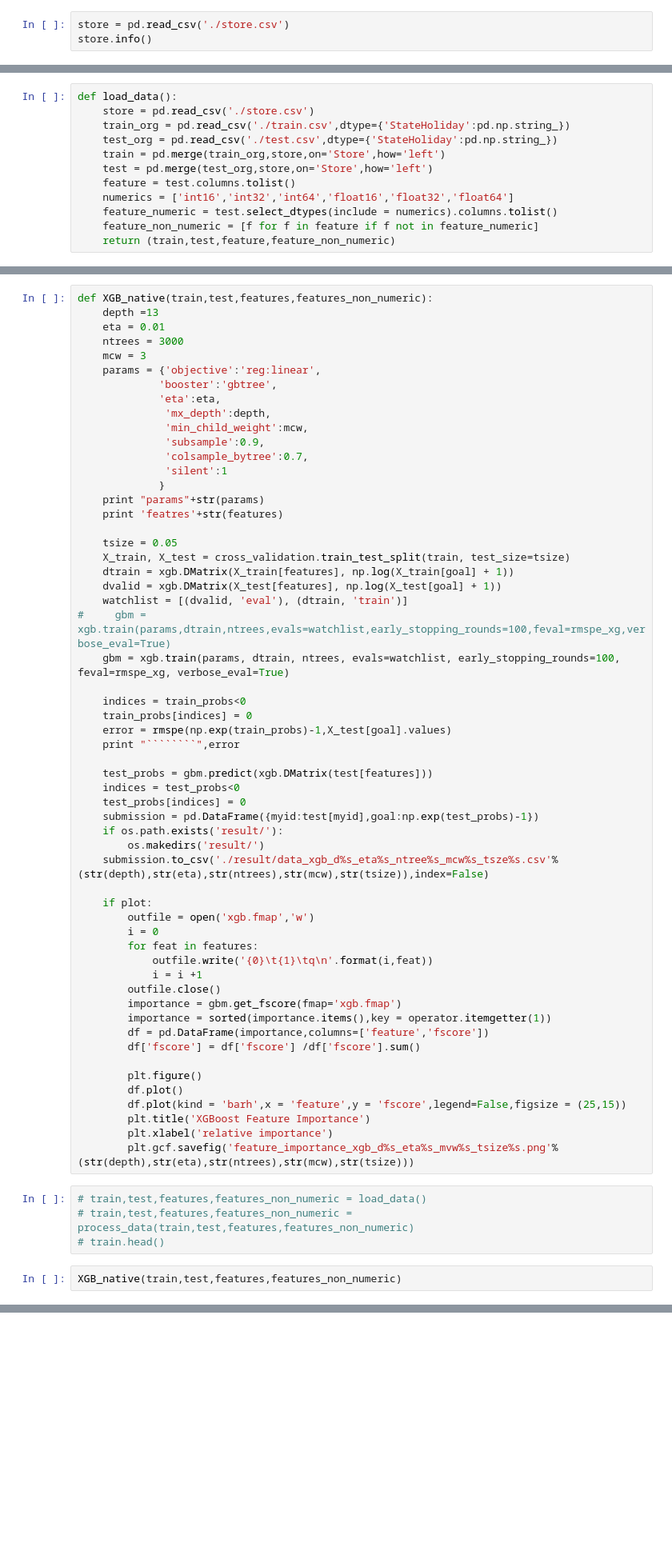
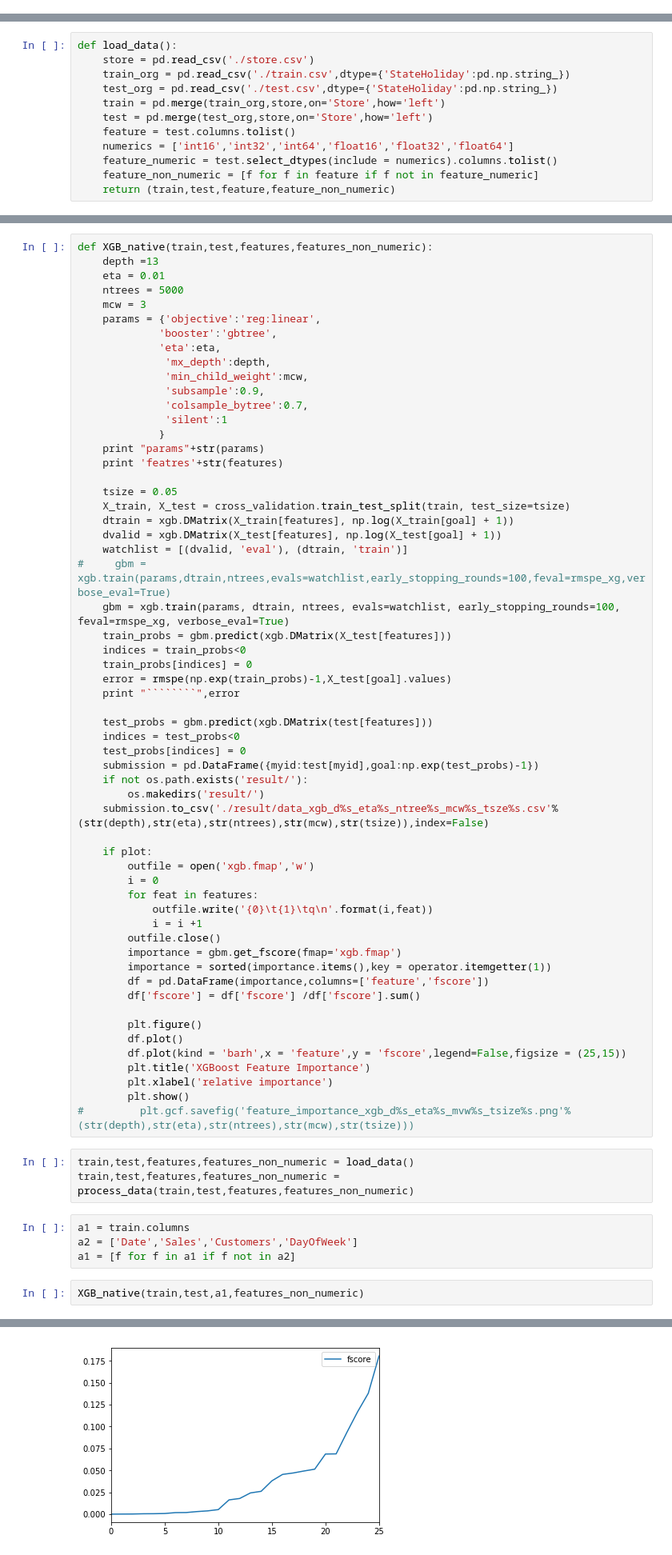
Before and after one commit to Sampson91/Rossmann-Store-Sales, a Jupyter notebook: Untitled3.ipynb, the cells around one changed output, grey strips where cells are left out. Shown at 80% size. Drawn from its saved outputs; the diff is of its cells as text; blank space fills up the shorter version.

```diff
--- a/Untitled3.ipynb
+++ b/Untitled3.ipynb
@@ -35,6 +35,3 @@ def rmspe_xg(yhat,y):
     w = ToWeight(y)
     rmspe = np.sqrt(np.mean(w*(y - yhat)**2))
     return 'rmspe',rmspe
-# %%
-store = pd.read_csv('./store.csv')
-store.info()
@@ -213,7 +124,7 @@ Name: CompetitionOpenSinceYear, dtype: float64
 def XGB_native(train,test,features,features_non_numeric):
     depth =13
     eta = 0.01
-    ntrees = 3000
+    ntrees = 5000
     mcw = 3
     params = {'objective':'reg:linear',
              'booster':'gbtree',
@@ -234,7 +145,7 @@ def XGB_native(train,test,features,features_non_numeric):
     watchlist = [(dvalid, 'eval'), (dtrain, 'train')]
 #     gbm = xgb.train(params,dtrain,ntrees,evals=watchlist,early_stopping_rounds=100,feval=rmspe_xg,verbose_eval=True)
     gbm = xgb.train(params, dtrain, ntrees, evals=watchlist, early_stopping_rounds=100, feval=rmspe_xg, verbose_eval=True)
-
+    train_probs = gbm.predict(xgb.DMatrix(X_test[features]))
     indices = train_probs<0
     train_probs[indices] = 0
     error = rmspe(np.exp(train_probs)-1,X_test[goal].values)
@@ -244,7 +155,7 @@ def XGB_native(train,test,features,features_non_numeric):
     indices = test_probs<0
     test_probs[indices] = 0
     submission = pd.DataFrame({myid:test[myid],goal:np.exp(test_probs)-1})
-    if os.path.exists('result/'):
+    if not os.path.exists('result/'):
         os.makedirs('result/')
     submission.to_csv('./result/data_xgb_d%s_eta%s_ntree%s_mcw%s_tsze%s.csv'%(str(depth),str(eta),str(ntrees),str(mcw),str(tsize)),index=False)
 
@@ -265,12 +176,16 @@ def XGB_native(train,test,features,features_non_numeric):
         df.plot(kind = 'barh',x = 'feature',y = 'fscore',legend=False,figsize = (25,15))
         plt.title('XGBoost Feature Importance')
         plt.xlabel('relative importance')
-        plt.gcf.savefig('feature_importance_xgb_d%s_eta%s_mvw%s_tsize%s.png'%(str(depth),str(eta),str(ntrees),str(mcw),str(tsize)))
+        plt.show()
+#         plt.gcf.savefig('feature_importance_xgb_d%s_eta%s_mvw%s_tsize%s.png'%(str(depth),str(eta),str(ntrees),str(mcw),str(tsize)))
 # %%
-# train,test,features,features_non_numeric = load_data()
-# train,test,features,features_non_numeric = process_data(train,test,features,features_non_numeric)
-# train.head()
+train,test,features,features_non_numeric = load_data()
+train,test,features,features_non_numeric = process_data(train,test,features,features_non_numeric)
+# %%
+a1 = train.columns
+a2 = ['Date','Sales','Customers','DayOfWeek']
+a1 = [f for f in a1 if f not in a2]
 # %%
-XGB_native(train,test,features,features_non_numeric)
+XGB_native(train,test,a1,features_non_numeric)
 # %% [output]
 params{'subsample': 0.9, 'eta': 0.01, 'colsample_bytree': 0.7, 'silent': 1, 'objective': 'reg:linear', 'mx_depth': 13, 'min_child_weight': 3, 'booster': 'gbtree'}
@@ -293,0 +209 @@ NameError: global name 'train_probs' is not defined
+[figure, added]
```
Also changed, not shown: parts of 9 cells of this notebook, 8 other files.
